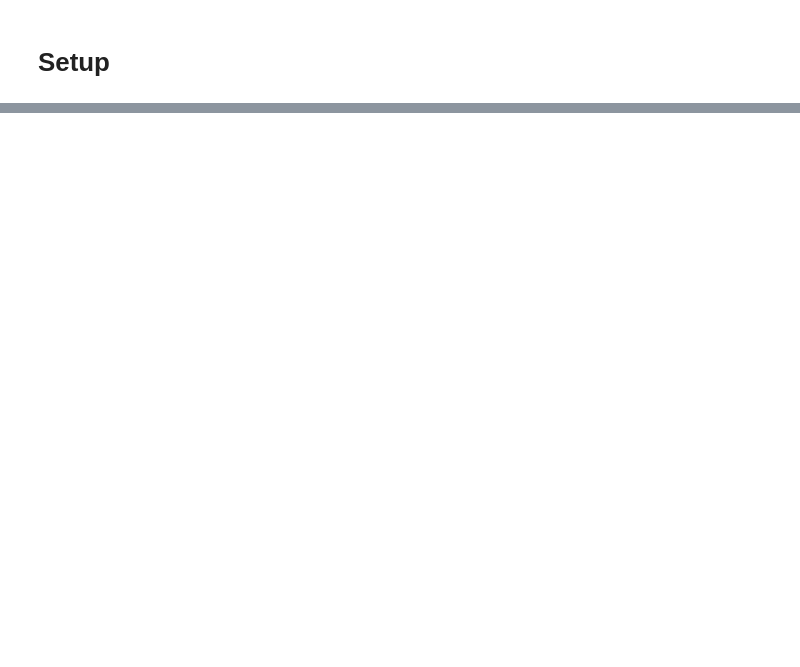
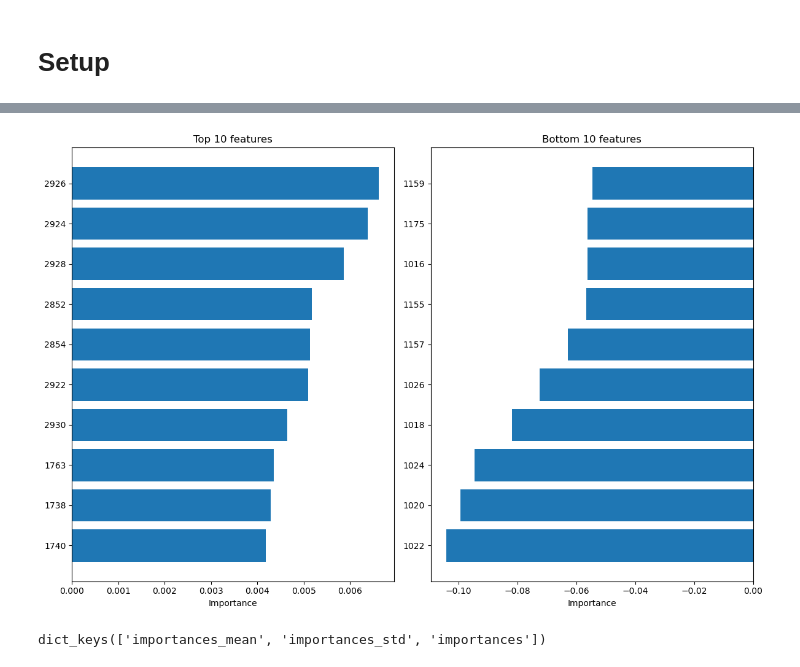
Before and after one commit to thegitrogmonster/Zamberger_thesis_AL2024, a Jupyter notebook: 06_Feature_Importance/06_feature_importance.ipynb, the cells around one changed output, grey strips where cells are left out. Cells and saved outputs as stored; diff of their text form; code cells hidden in the pictures; blank space fills up the shorter version.

```diff
--- a/06_Feature_Importance/06_feature_importance.ipynb
+++ b/06_Feature_Importance/06_feature_importance.ipynb
@@ -43,0 +318,22 @@ sys.path
+# %%
+# reduce the figure to the top and bottom 10 features
+top = 10
+bottom = 10
+
+fig, ( ax2, ax3) = plt.subplots(1,2, figsize = (12,8))
+# get the top and bottom 10 features
+perm_results_test_top = perm_results_test.importances_mean[perm_sorted_test_idx][-top:]
+perm_results_test_bottom = perm_results_test.importances_mean[perm_sorted_test_idx][:bottom]
+perm_results_test_top_idx = perm_sorted_test_idx[-top:]
+perm_results_test_bottom_idx = perm_sorted_test_idx[:bottom]
+
+# generate the plot
+ax2.barh(X_test.columns[perm_results_test_top_idx], perm_results_test_top)
+ax2.set_title(f"Top {top} features")
+ax2.set_xlabel("Importance")
+ax3.barh(X_test.columns[perm_results_test_bottom_idx], perm_results_test_bottom)
+ax3.set_title(f"Bottom {bottom} features")
+ax3.set_xlabel("Importance")
+fig.tight_layout()
+# %% [output]
+[figure, added]
@@ -43,0 +374,4 @@ sys.path
+# %%
+fi_cluster.keys()
+# %% [output]
+dict_keys(['importances_mean', 'importances_std', 'importances'])
```
Also changed, not shown: parts of 42 cells of this notebook, 51 other files.
